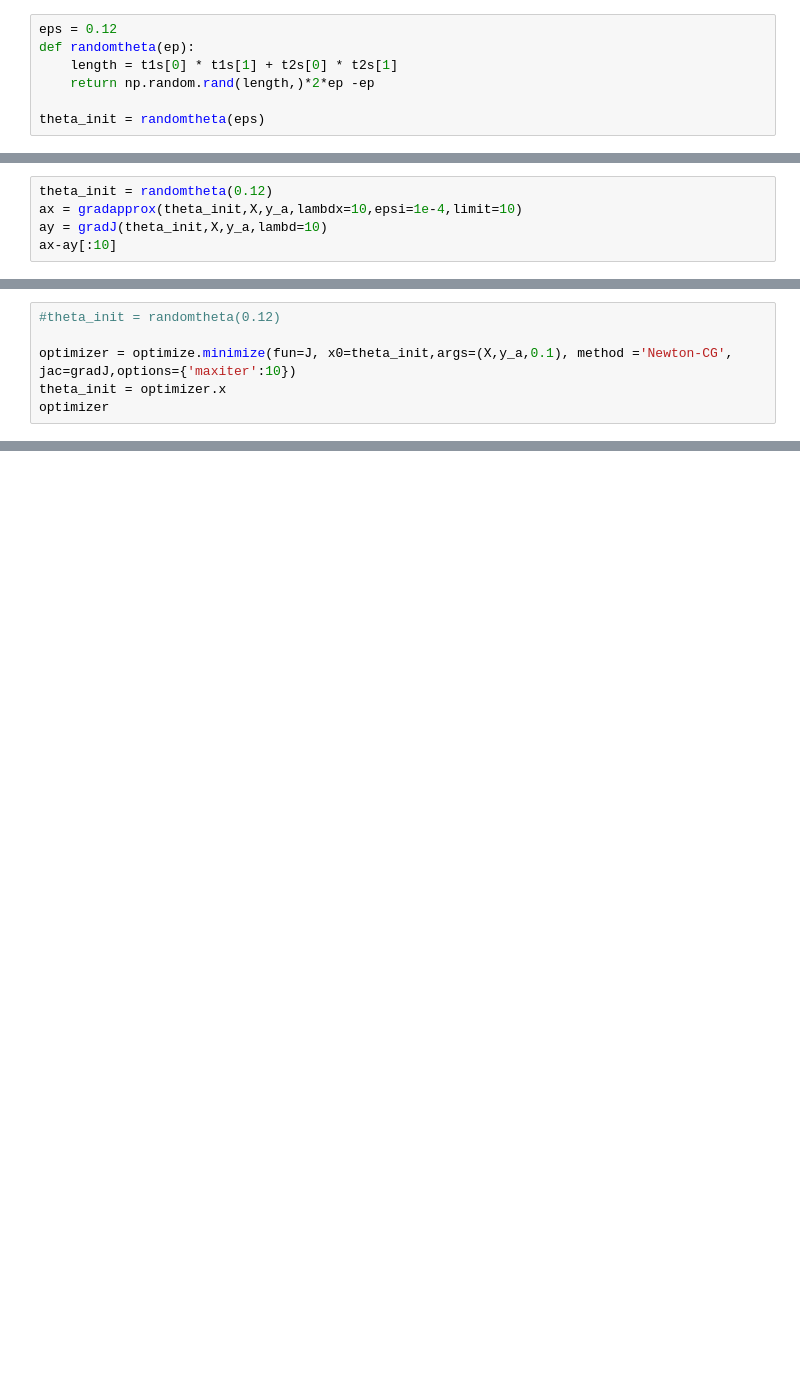
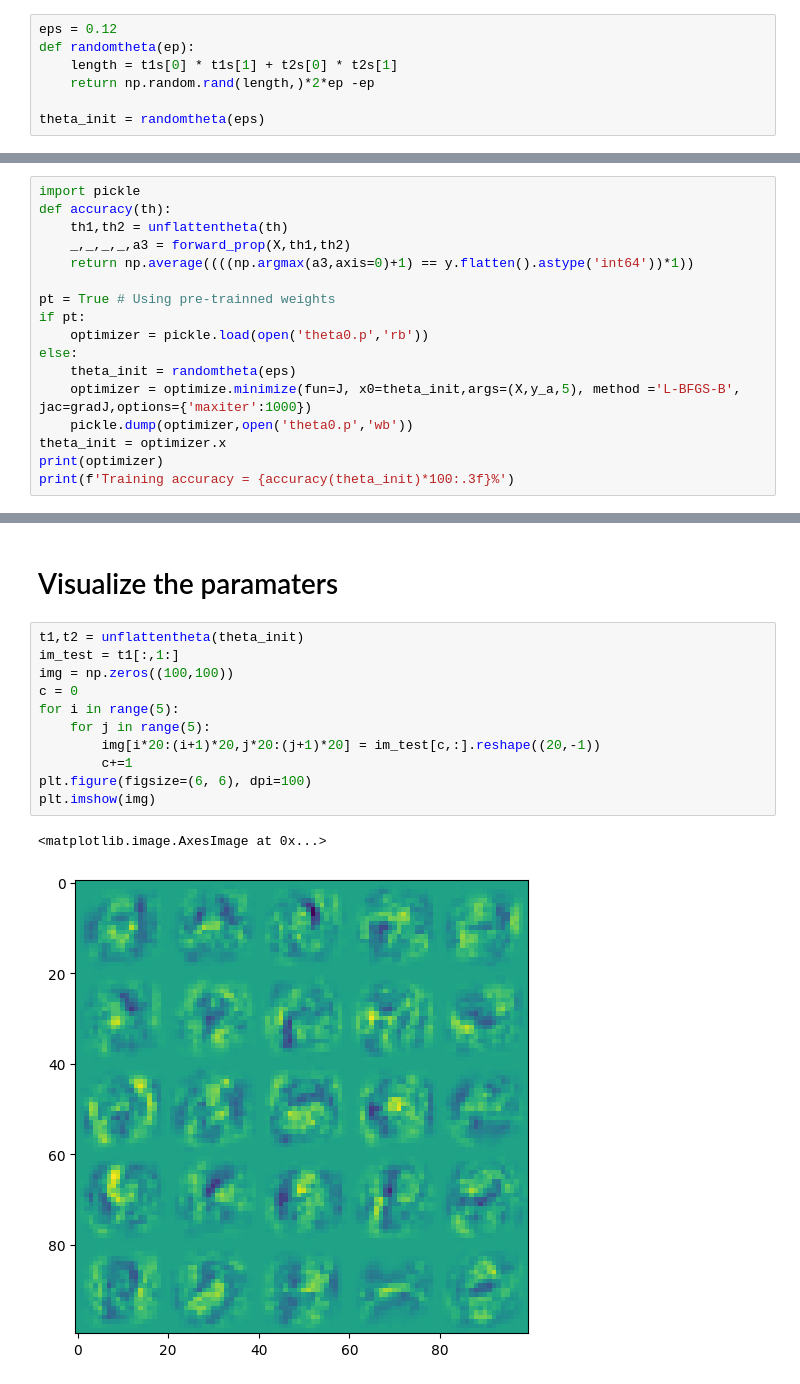
Before and after one commit to ChandraLiuswanto/MLE_test, a Jupyter notebook: Neural Network/main.ipynb, the cells around one changed output, grey strips where cells are left out. Saved outputs shown, nothing was run; the diff lists cells and outputs as text; blank space fills up the shorter version.

```diff
--- a/Neural Network/main.ipynb
+++ b/Neural Network/main.ipynb
@@ -153,5 +158,0 @@ ax = gradapprox(theta_init,X,y_a)
-# %%
-theta_init = randomtheta(0.12)
-ax = gradapprox(theta_init,X,y_a,lambdx=10,epsi=1e-4,limit=10)
-ay = gradJ(theta_init,X,y_a,lambd=10)
-ax-ay[:10]
@@ -162,6 +158,0 @@ array([-1.16422867e+01, -1.71878202e-12,  4.06527478e-12,  1.93205899e-12,
-# %%
-#theta_init = randomtheta(0.12)
-
-optimizer = optimize.minimize(fun=J, x0=theta_init,args=(X,y_a,0.1), method ='Newton-CG', jac=gradJ,options={'maxiter':10})
-theta_init = optimizer.x
-optimizer
@@ -187,0 +170,17 @@ array([0.10563227, 0.0999808 , 0.10200787, 0.10085699, 0.10262175,
+# %%
+import pickle
+def accuracy(th):
+    th1,th2 = unflattentheta(th)
+    _,_,_,_,a3 = forward_prop(X,th1,th2)
+    return np.average((((np.argmax(a3,axis=0)+1) == y.flatten().astype('int64'))*1))
+
+pt = True # Using pre-trainned weights
+if pt:
+    optimizer = pickle.load(open('theta0.p','rb'))
+else:
+    theta_init = randomtheta(eps)
+    optimizer = optimize.minimize(fun=J, x0=theta_init,args=(X,y_a,5), method ='L-BFGS-B', jac=gradJ,options={'maxiter':1000})
+    pickle.dump(optimizer,open('theta0.p','wb'))
+theta_init = optimizer.x
+print(optimizer)
+print(f'Training accuracy = {accuracy(theta_init)*100:.3f}%')
@@ -187,0 +201,16 @@ array([0.10563227, 0.0999808 , 0.10200787, 0.10085699, 0.10262175,
+# %% [markdown]
+# Visualize the paramaters
+# %%
+t1,t2 = unflattentheta(theta_init)
+im_test = t1[:,1:]
+img = np.zeros((100,100))
+c = 0
+for i in range(5):
+    for j in range(5):
+        img[i*20:(i+1)*20,j*20:(j+1)*20] = im_test[c,:].reshape((20,-1))
+        c+=1
+plt.figure(figsize=(6, 6), dpi=100)
+plt.imshow(img)
+# %% [output]
+<matplotlib.image.AxesImage at 0x...>
+[figure, added]
```
Also changed, not shown: parts of 23 cells of this notebook.
